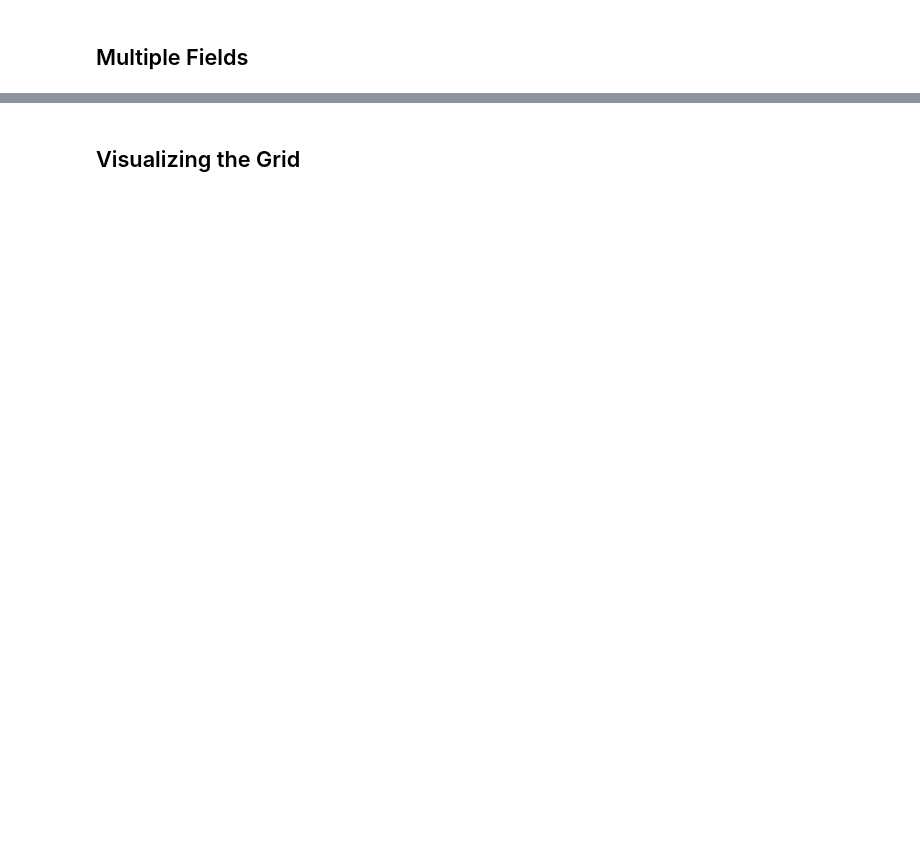
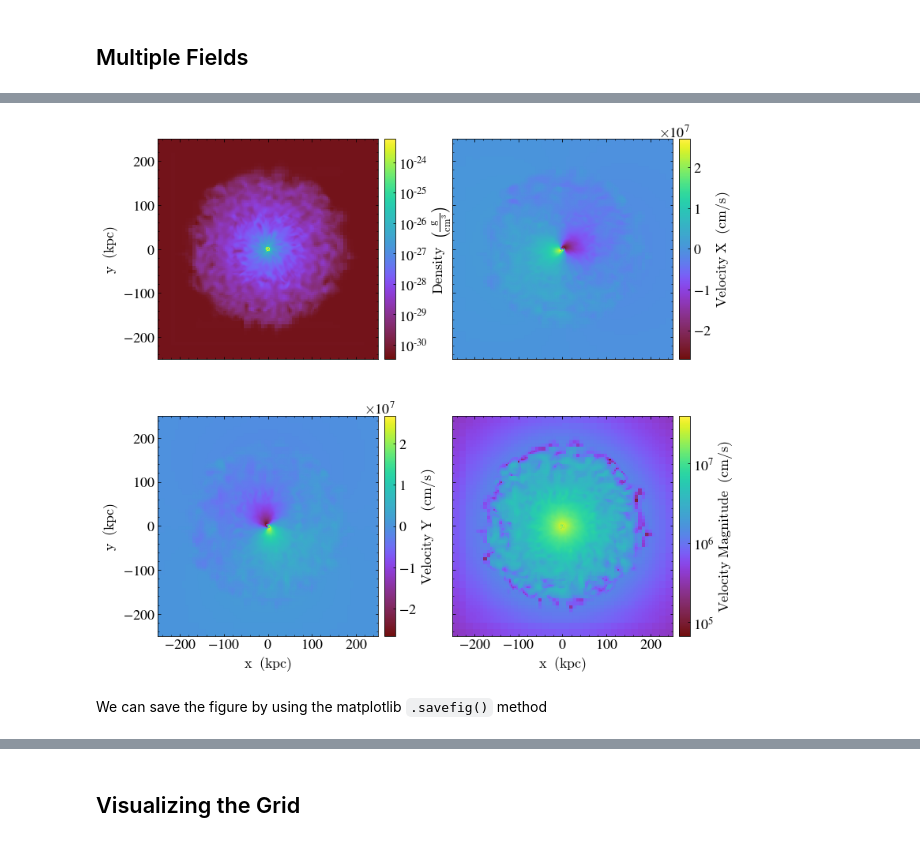
Before and after one commit to yt-project/2020-03-cca-workshop, a Jupyter notebook: 03-plotting_I.ipynb, the cells around one changed output, grey strips where cells are left out. Saved outputs shown, nothing was run; the diff lists cells and outputs as text; code cells hidden in the pictures; blank space fills up the shorter version.

```diff
--- a/03-plotting_I.ipynb
+++ b/03-plotting_I.ipynb
@@ -161,0 +286,6 @@ yt : [INFO     ] 2020-03-21 15:31:38,270 Making a fixed resolution buffer of (('
+# %%
+fig
+# %% [output]
+[figure, added]
+# %% [markdown]
+We can save the figure by using the matplotlib `.savefig()` method
```
Also changed, not shown: parts of 39 cells of this notebook.
